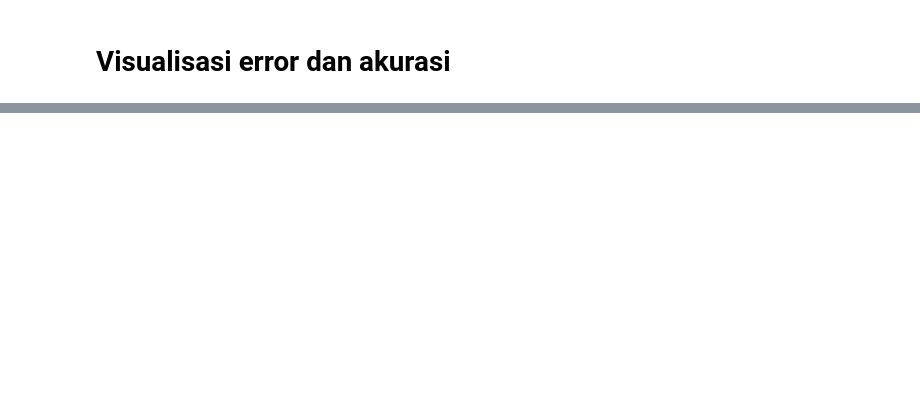
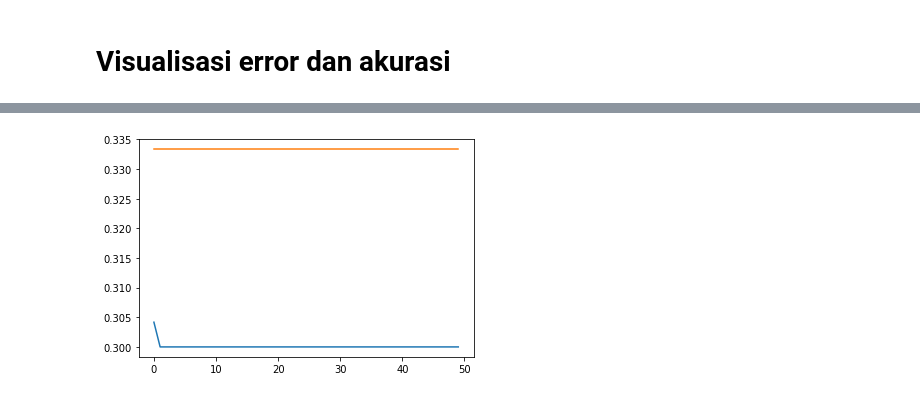
Before and after one commit to alfanadhya/Tugas-Pembelajaran-Machine, a Jupyter notebook: Tugas_2_MLP.ipynb, the cells around one changed output, grey strips where cells are left out. Saved outputs shown, nothing was run; the diff lists cells and outputs as text; code cells hidden in the pictures; blank space fills up the shorter version.

```diff
--- a/Tugas_2_MLP.ipynb
+++ b/Tugas_2_MLP.ipynb
@@ -422,7 +422,11 @@ def train_network(train_data, train_label, network, learning_rate, epochs, out):
       )
       backpropagation(network, expected)
       update_weight(network, data, learning_rate)
-      outputs, idout = softmax(outputs)
+      max_out = max(outputs)
+      for id_pos in range(len(outputs)):
+        out_val = outputs[id_pos]
+        if max_out == out_val:
+          idout = id_pos
       #print(expected, outputs)
       if idout == train_label[pos]:
         true_val = true_val + 1.0
@@ -508,0 +561,8 @@ network = init_weight(input_dim, hidden_dim, output_dim)
+# %%
+n_inputs = len(flat_train_daisy[0]) - 1
+
+n_outputs = 3
+
+network2 = init_weight(n_inputs, 5, n_outputs)
+train_err2, train_acc2, network2 = train_network(train, label_train, network2, 0.8, 50, n_outputs)
+test_err2, test_acc2, network2 = test_network(test, label_test, network2, 0.8, 50, n_outputs)
@@ -510,0 +607,8 @@ network = init_weight(input_dim, hidden_dim, output_dim)
+# %%
+import matplotlib.pyplot as plt
+
+plt.plot(list(range(50)), train_acc2, label='train')
+plt.plot(list(range(50)), test_acc2,  label='test')
+plt.show()
+# %% [output]
+[figure, added]
```
Also changed, not shown: parts of 22 cells of this notebook.
